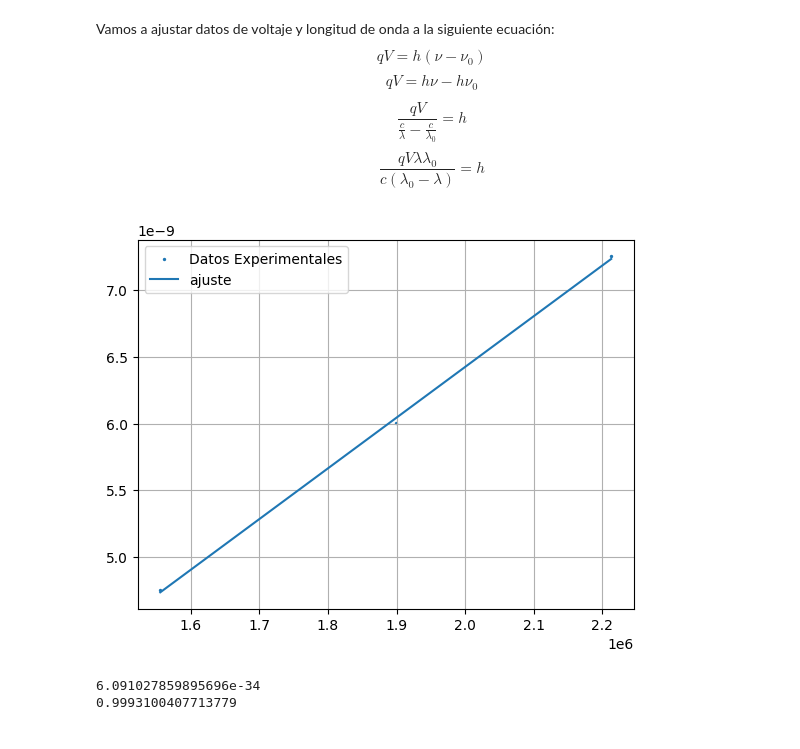
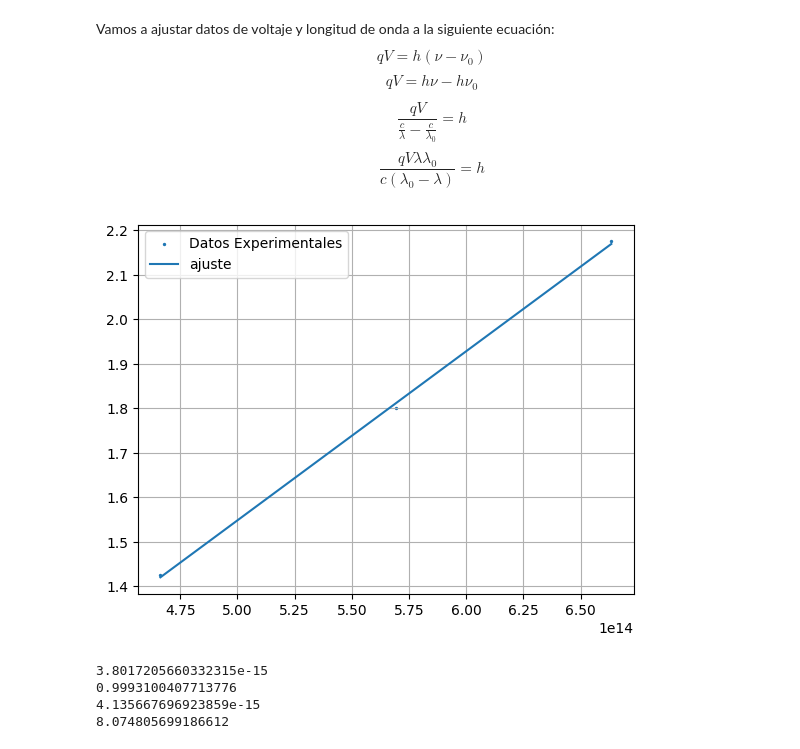
Before and after one commit to JosetoCa/Experimental-IV, a Jupyter notebook: Constante de Planck/Cálculos.ipynb, the cells around one changed output. Saved outputs shown, nothing was run; the diff lists cells and outputs as text; code cells hidden in the pictures.

```diff
--- a/Constante de Planck/Cálculos.ipynb
+++ b/Constante de Planck/Cálculos.ipynb
@@ -16,26 +78,30 @@ $$
 # %%
 import numpy as np
 from scipy.stats import linregress
-from scipy.constants import e, c
+from scipy.constants import e, c, h
 import matplotlib.pyplot as plt
 
 
 emision = np.array([451.87, 526.54, 642.91])*1e-9 # En m
-voltajes = np.array ([2.175, 1.8, 1.425])/c
+voltajes = np.array ([2.175, 1.8, 1.425])
 
 
-slope, intercept, r_value, p_value, std_err = linregress(1/emision, voltajes)
+slope, intercept, r_value, p_value, std_err = linregress(c/emision, voltajes)
 
-plt.scatter(1/emision, voltajes, s=2, label = 'Datos Experimentales')
-plt.plot(1/emision, slope*1/emision + intercept, label = 'ajuste')
+plt.scatter(c/emision, voltajes, s=2, label = 'Datos Experimentales')
+plt.plot(c/emision, slope*c/emision + intercept, label = 'ajuste')
 plt.legend()
 plt.grid()
 plt.show()
 
 
-print(slope*e)
+print(slope)
 print(r_value**2)
+print(h/e)
+print(abs(slope-(h/e))/(h/e)*100)
 # %% [output]
-[figure, old version]
+[figure, new version]
-6.091027859895696e-34
-0.9993100407713779
+3.8017205660332315e-15
+0.9993100407713776
+4.135667696923859e-15
+8.074805699186612
```
Also changed, not shown: parts of 5 cells of this notebook, 10 other files.
